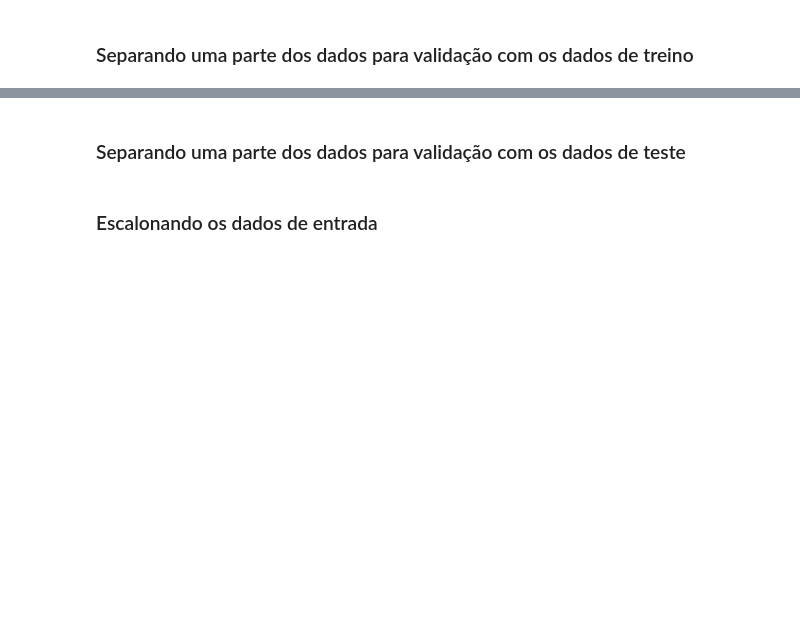
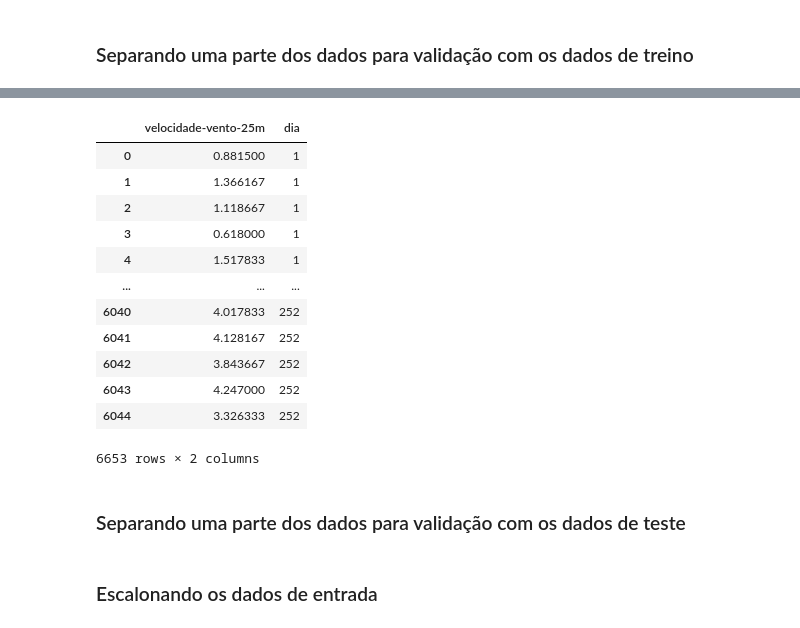
Before and after one commit to ClovisMonteiro/CCIA, a Jupyter notebook: CCIA.ipynb, the cells around one changed output, grey strips where cells are left out. Drawn from its saved outputs; the diff is of its cells as text; code cells hidden in the pictures; blank space fills up the shorter version.

```diff
--- a/CCIA.ipynb
+++ b/CCIA.ipynb
@@ -419,8 +451,8 @@ ax = treino['velocidade-vento-50m'].plot(fontsize=14)
 treino.sort_values("data-hora", inplace=True)
 
 # Neste caso, removi as três ultimas horas pois não teriamos informações na tabela de Y_Train
-X = treino.drop(columns=['velocidade-vento-50m'])
-X_train = X[:-3]
+X = treino[['velocidade-vento-25m', 'dia']]
+X = X[:-3]
 
-# Utilizei uma lógica simples: por conta dos dados serem contínuos e salvo por hora, apenas ordenei por data e hora e iniciei o dataset apenas da terceita linha, ou seja, 3 horas a mais que o X_train
-Y_train = treino[['velocidade-vento-50m']][3:].reset_index().drop(columns='index')
+# Utilizei uma lógica simples: por conta dos dados serem contínuos e salvo por hora, apenas ordenei por data e hora e iniciei o dataset apenas da terceira linha, ou seja, 3 horas a mais que o X_train
+y = treino[['velocidade-vento-50m']][3:].reset_index().drop(columns='index')
@@ -438,2 +467,18 @@ X_train.shape,  X_val.shape, Y_train.shape, Y_val.shape
+# %%
+X
+# %% [output]
+|  | velocidade-vento-25m | dia |
+| 0 | 0.881500 | 1 |
+| 1 | 1.366167 | 1 |
+| 2 | 1.118667 | 1 |
+| 3 | 0.618000 | 1 |
+| 4 | 1.517833 | 1 |
+| ... | ... | ... |
+| 6040 | 4.017833 | 252 |
+| 6041 | 4.128167 | 252 |
+| 6042 | 3.843667 | 252 |
+| 6043 | 4.247000 | 252 |
+| 6044 | 3.326333 | 252 |
+6653 rows × 2 columns
 # %% [markdown]
 ### Separando uma parte dos dados para validação com os dados de teste
```
Also changed, not shown: parts of 45 cells of this notebook.
